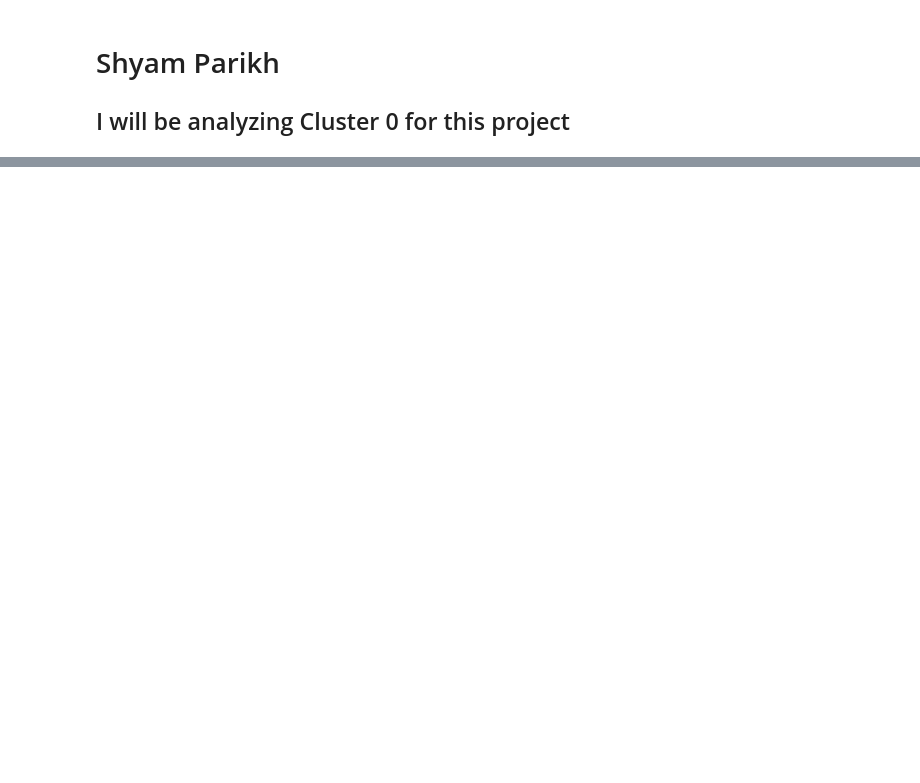
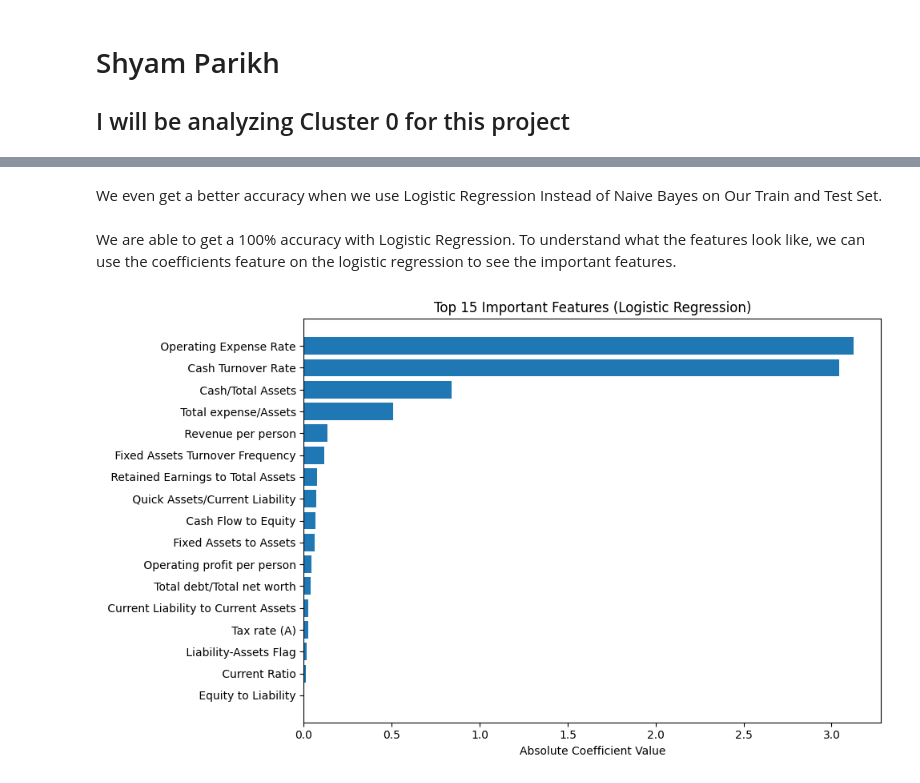
Before and after one commit to sparikh099/CS-559, a Jupyter notebook: src/ShyamParikh_Subgroup0.ipynb, the cells around one changed output, grey strips where cells are left out. Drawn from its saved outputs; the diff is of its cells as text; code cells hidden in the pictures; blank space fills up the shorter version.

```diff
--- a/src/ShyamParikh_Subgroup0.ipynb
+++ b/src/ShyamParikh_Subgroup0.ipynb
@@ -24,0 +70,21 @@ df
+# %% [markdown]
+We even get a better accuracy when we use Logistic Regression Instead of Naive Bayes on Our Train and Test Set.
+# %% [markdown]
+We are able to get a 100% accuracy with Logistic Regression. To understand what the features look like, we can use the coefficients feature on the logistic regression to see the important features.
+# %%
+coefficients = log_model.coef_[0]
+feature_names = X_train.columns
+importance_df = pd.DataFrame({
+    'Feature': feature_names,
+    'Coefficient': coefficients,
+    'Abs_Coefficient': np.abs(coefficients)
+})
+importance_df.sort_values(by='Abs_Coefficient', ascending=False, inplace=True)
+plt.figure(figsize=(10, 6))
+plt.barh(importance_df['Feature'][::-1], importance_df['Abs_Coefficient'][::-1])
+plt.xlabel("Absolute Coefficient Value")
+plt.title("Top 15 Important Features (Logistic Regression)")
+plt.tight_layout()
+plt.show()
+# %% [output]
+[figure, added]
```
Also changed, not shown: parts of 19 cells of this notebook, 2 other files.
